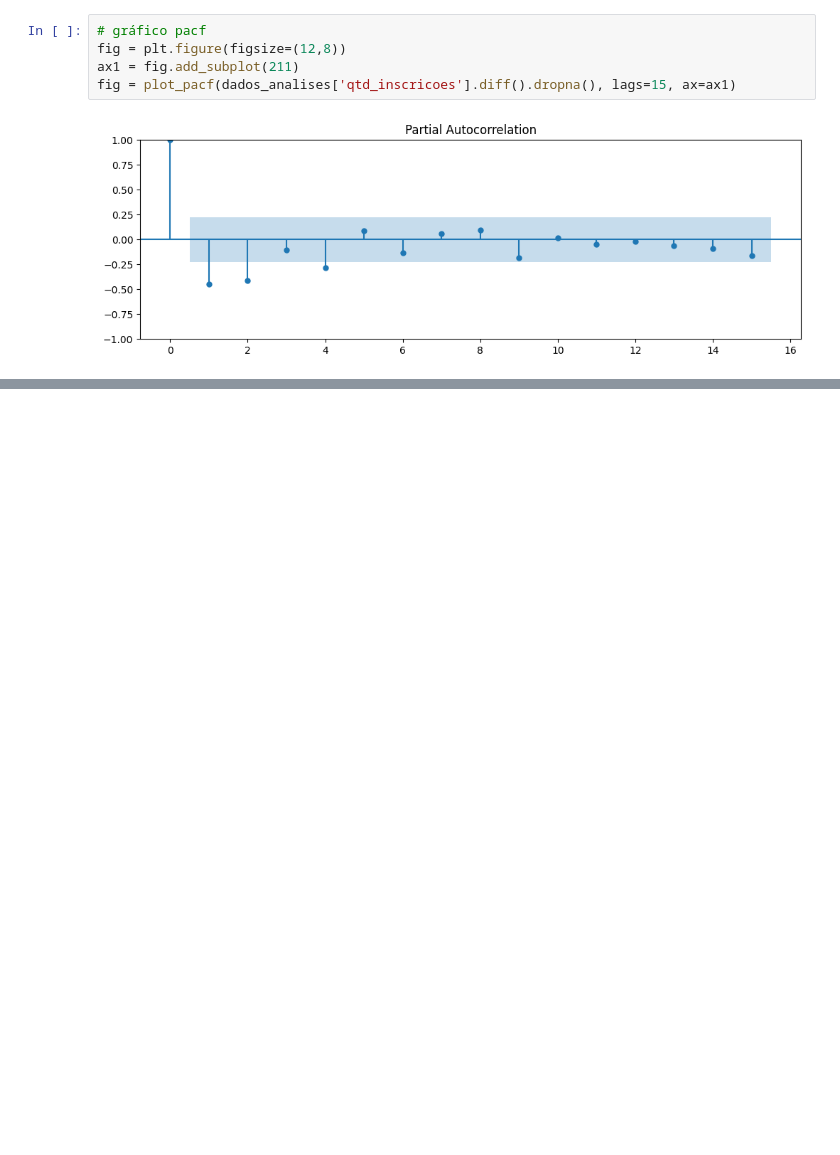
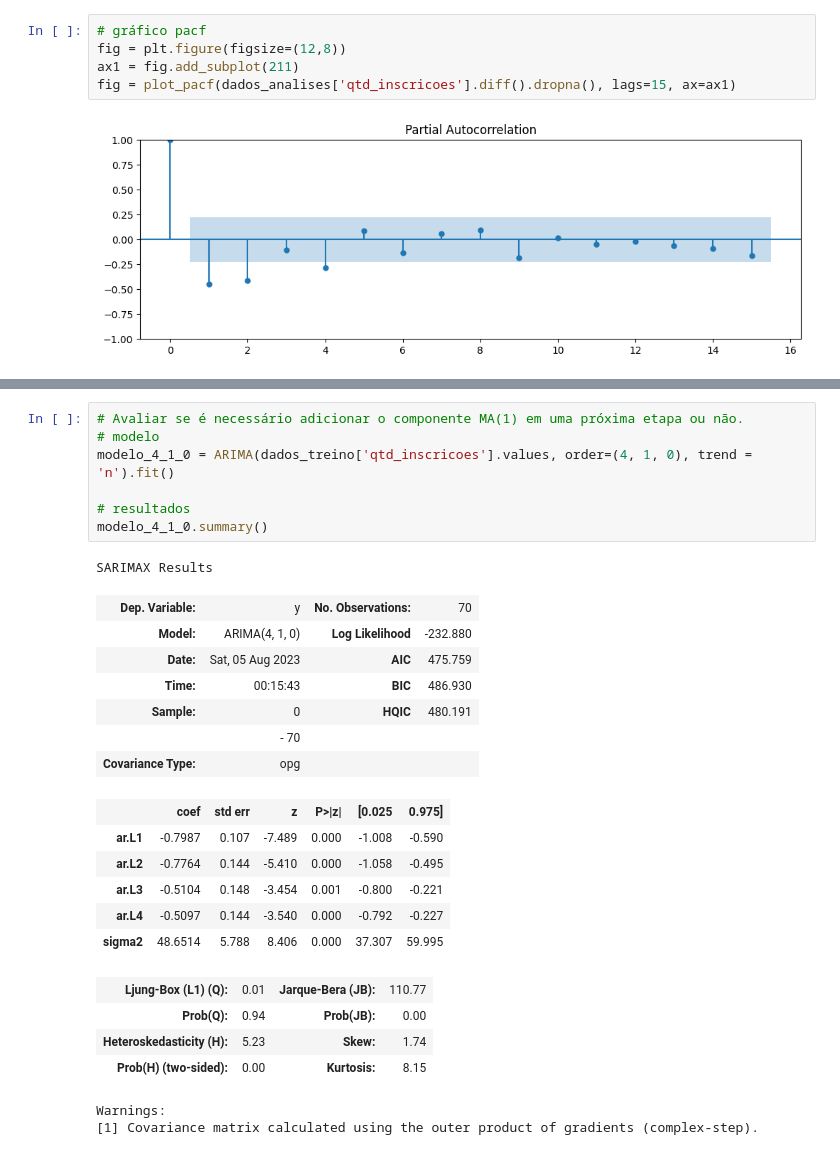
Before and after one commit to CarolineAndradeR/Data-Science, a Jupyter notebook: Séries_Temporais.ipynb, the cells around one changed output, grey strips where cells are left out. Drawn from its saved outputs; the diff is of its cells as text; blank space fills up the shorter version.

```diff
--- a/Séries_Temporais.ipynb
+++ b/Séries_Temporais.ipynb
@@ -173,0 +200,28 @@ fig = plot_pacf(dados_analises['qtd_inscricoes'].diff().dropna(), lags=15, ax=ax
+# %%
+# Avaliar se é necessário adicionar o componente MA(1) em uma próxima etapa ou não.
+# modelo
+modelo_4_1_0 = ARIMA(dados_treino['qtd_inscricoes'].values, order=(4, 1, 0), trend = 'n').fit()
+
+# resultados
+modelo_4_1_0.summary()
+# %% [output]
+SARIMAX Results
+| Dep. Variable: | y | No. Observations: | 70 |
+| Model: | ARIMA(4, 1, 0) | Log Likelihood | -232.880 |
+| Date: | Sat, 05 Aug 2023 | AIC | 475.759 |
+| Time: | 00:15:43 | BIC | 486.930 |
+| Sample: | 0 | HQIC | 480.191 |
+|  | - 70 |  |  |
+| Covariance Type: | opg |  |  |
+|  | coef | std err | z | P>|z| | [0.025 | 0.975] |
+| ar.L1 | -0.7987 | 0.107 | -7.489 | 0.000 | -1.008 | -0.590 |
+| ar.L2 | -0.7764 | 0.144 | -5.410 | 0.000 | -1.058 | -0.495 |
+| ar.L3 | -0.5104 | 0.148 | -3.454 | 0.001 | -0.800 | -0.221 |
+| ar.L4 | -0.5097 | 0.144 | -3.540 | 0.000 | -0.792 | -0.227 |
+| sigma2 | 48.6514 | 5.788 | 8.406 | 0.000 | 37.307 | 59.995 |
+| Ljung-Box (L1) (Q): | 0.01 | Jarque-Bera (JB): | 110.77 |
+| Prob(Q): | 0.94 | Prob(JB): | 0.00 |
+| Heteroskedasticity (H): | 5.23 | Skew: | 1.74 |
+| Prob(H) (two-sided): | 0.00 | Kurtosis: | 8.15 |
+Warnings:
+[1] Covariance matrix calculated using the outer product of gradients (complex-step).
```
Also changed, not shown: parts of 14 cells of this notebook.
